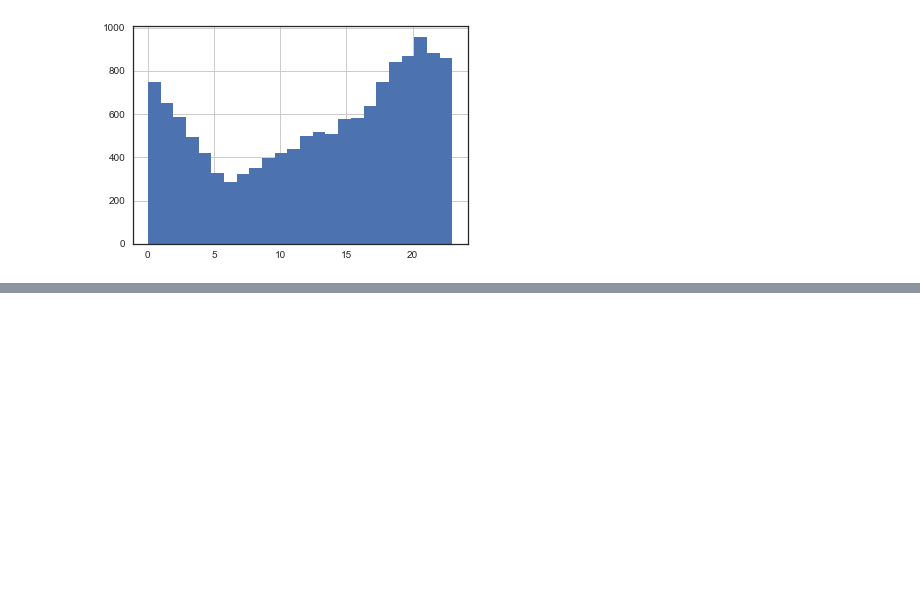
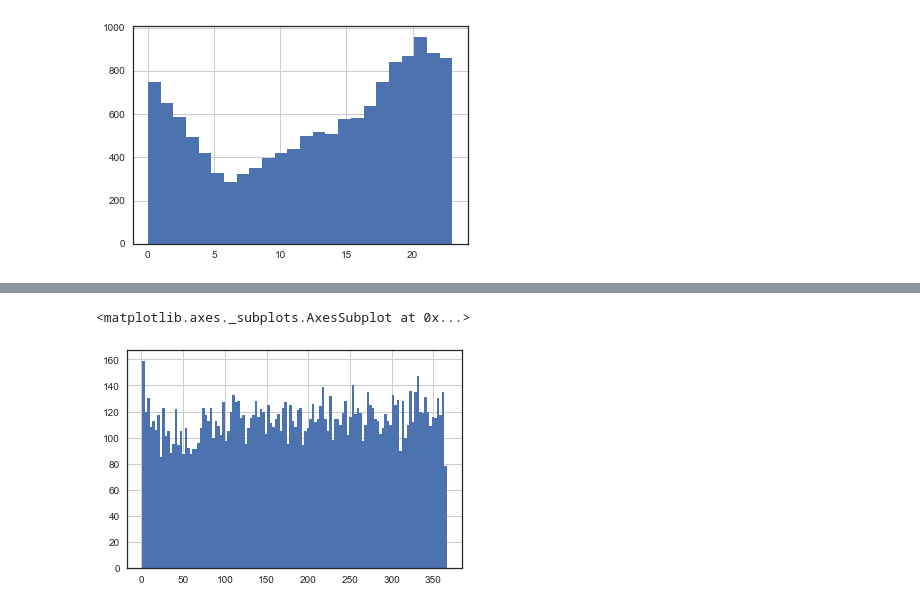
Before and after one commit to nikhilba/NOLA, a Jupyter notebook: Analysis/CFS_Exploratory_Analysis.ipynb, the cells around one changed output, grey strips where cells are left out. Drawn from its saved outputs; the diff is of its cells as text; code cells hidden in the pictures; blank space fills up the shorter version.

```diff
--- a/Analysis/CFS_Exploratory_Analysis.ipynb
+++ b/Analysis/CFS_Exploratory_Analysis.ipynb
@@ -117,0 +151,5 @@ df_cfs.Hour.hist(bins=24)
+# %%
+df_cfs.DOY.hist(bins=122)
+# %% [output]
+<matplotlib.axes._subplots.AxesSubplot at 0x...>
+[figure, added]
```
Also changed, not shown: parts of 17 cells of this notebook.
